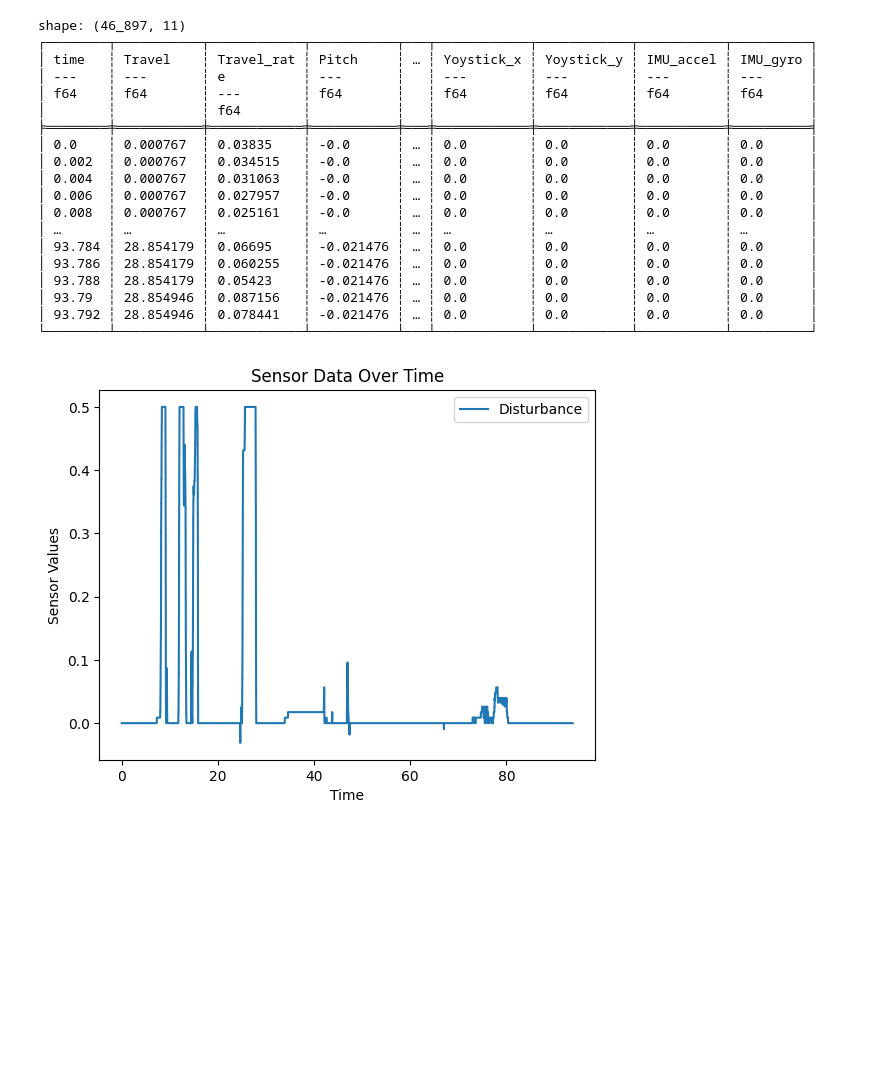
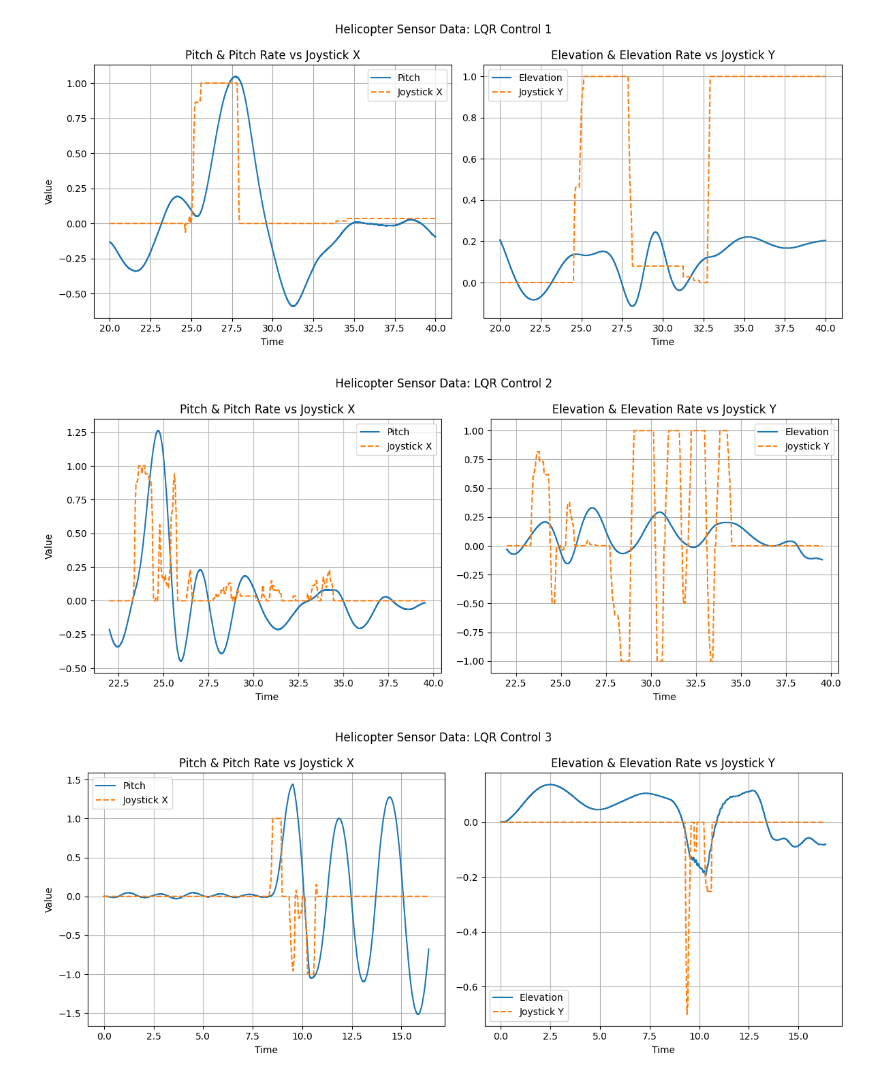
Before and after one commit to EndreAa/linsys, a Jupyter notebook: 2.ipynb, the cells around one changed output. Saved outputs shown, nothing was run; the diff lists cells and outputs as text; code cells hidden in the pictures; blank space fills up the shorter version.

Commit message:
masse plot

```diff
--- a/2.ipynb
+++ b/2.ipynb
@@ -29,45 +28,47 @@ def load_from_mat(
 
     return df.filter((pl.col("time") >= start_time) & (pl.col("time") <= end_time))
 # %%
-start_time = 18
-end_time = 45
+def plot(nr: int, start_time: float):
+    data = load_from_mat(f"data/2/data_lqr_1.{nr}.mat", start_time, start_time + 20)
 
-data = load_from_mat("data/2/data_lqr_1.1.mat")  # , start_time, end_time)
-# data_underdamped = load_from_mat("data/1/data_underdamped.mat", start_time, end_time)
-# data_critical = load_from_mat("data/1/data_critical.mat", start_time, end_time)
-# data_overdamped = load_from_mat("data/1/data_overdamped.mat", start_time, end_time)
+    fig, axes = plt.subplots(1, 2, figsize=(12, 5), sharex=True)
 
-plt.figure()
-plt.plot(data["time"], data["Yoystick_x"] / 2, label="Disturbance")
+    # Left: Pitch & Pitch_rate vs Joystick X
+    axes[0].plot(data["time"], data["pitch"], label="Pitch")
+    # axes[0].plot(data["time"], data["pitch_rate"], label="Pitch Rate")
+    axes[0].plot(data["time"], data["joystick_x"], label="Joystick X", linestyle="--")
+    axes[0].set_title("Pitch & Pitch Rate vs Joystick X")
+    axes[0].set_xlabel("Time")
+    axes[0].set_ylabel("Value")
+    axes[0].legend()
+    axes[0].grid(True)
 
-# plt.plot(data_unstable["time"], data_unstable["Pitch"], label="Unstable")
-# plt.plot(data_underdamped["time"], data_underdamped["Pitch"], label="Underdamped")
-# plt.plot(data_critical["time"], data_critical["Pitch"], label="Critical")
-# plt.plot(data_overdamped["time"], data_overdamped["Pitch"], label="Overdamped")
+    # Right: Elevation & Elevation_rate vs Joystick Y
+    axes[1].plot(data["time"], data["elevation"], label="Elevation")
+    # axes[1].plot(data["time"], data["elevation_rate"], label="Elevation Rate")
+    axes[1].plot(data["time"], data["joystick_y"], label="Joystick Y", linestyle="--")
+    axes[1].set_title("Elevation & Elevation Rate vs Joystick Y")
+    axes[1].set_xlabel("Time")
+    axes[1].legend()
+    axes[1].grid(True)
 
-plt.xlabel("Time")
-plt.ylabel("Sensor Values")
-plt.title("Sensor Data Over Time")
-plt.legend()
-plt.show()
+    plt.suptitle("Helicopter Sensor Data: LQR Control " + str(nr))
+    plt.tight_layout()
+    plt.show()
+
+
+plot(1, 20)
+plot(2, 22)
+plot(3, 0)
+plot(4, 7)
+plot(5, 35)
+plot(6, 19)
+plot(7, 0)
+plot(8, 14)
+plot(9, 0)
+plot(10, 17)
+plot(11, 22)
 # %% [output]
-shape: (46_897, 11)
-┌────────┬───────────┬────────────┬───────────┬───┬────────────┬────────────┬───────────┬──────────┐
-│ time   ┆ Travel    ┆ Travel_rat ┆ Pitch     ┆ … ┆ Yoystick_x ┆ Yoystick_y ┆ IMU_accel ┆ IMU_gyro │
-│ ---    ┆ ---       ┆ e          ┆ ---       ┆   ┆ ---        ┆ ---        ┆ ---       ┆ ---      │
-│ f64    ┆ f64       ┆ ---        ┆ f64       ┆   ┆ f64        ┆ f64        ┆ f64       ┆ f64      │
-│        ┆           ┆ f64        ┆           ┆   ┆            ┆            ┆           ┆          │
-╞════════╪═══════════╪════════════╪═══════════╪═══╪════════════╪════════════╪═══════════╪══════════╡
-│ 0.0    ┆ 0.000767  ┆ 0.03835    ┆ -0.0      ┆ … ┆ 0.0        ┆ 0.0        ┆ 0.0       ┆ 0.0      │
-│ 0.002  ┆ 0.000767  ┆ 0.034515   ┆ -0.0      ┆ … ┆ 0.0        ┆ 0.0        ┆ 0.0       ┆ 0.0      │
-│ 0.004  ┆ 0.000767  ┆ 0.031063   ┆ -0.0      ┆ … ┆ 0.0        ┆ 0.0        ┆ 0.0       ┆ 0.0      │
-│ 0.006  ┆ 0.000767  ┆ 0.027957   ┆ -0.0      ┆ … ┆ 0.0        ┆ 0.0        ┆ 0.0       ┆ 0.0      │
-│ 0.008  ┆ 0.000767  ┆ 0.025161   ┆ -0.0      ┆ … ┆ 0.0        ┆ 0.0        ┆ 0.0       ┆ 0.0      │
-│ …      ┆ …         ┆ …          ┆ …         ┆ … ┆ …          ┆ …          ┆ …         ┆ …        │
-│ 93.784 ┆ 28.854179 ┆ 0.06695    ┆ -0.021476 ┆ … ┆ 0.0        ┆ 0.0        ┆ 0.0       ┆ 0.0      │
-│ 93.786 ┆ 28.854179 ┆ 0.060255   ┆ -0.021476 ┆ … ┆ 0.0        ┆ 0.0        ┆ 0.0       ┆ 0.0      │
-│ 93.788 ┆ 28.854179 ┆ 0.05423    ┆ -0.021476 ┆ … ┆ 0.0        ┆ 0.0        ┆ 0.0       ┆ 0.0      │
-│ 93.79  ┆ 28.854946 ┆ 0.087156   ┆ -0.021476 ┆ … ┆ 0.0        ┆ 0.0        ┆ 0.0       ┆ 0.0      │
-│ 93.792 ┆ 28.854946 ┆ 0.078441   ┆ -0.021476 ┆ … ┆ 0.0        ┆ 0.0        ┆ 0.0       ┆ 0.0      │
-└────────┴───────────┴────────────┴───────────┴───┴────────────┴────────────┴───────────┴──────────┘
-[figure, old version]
+[figure, new version]
+[figure, added]
+[figure, added]
```
Also changed, not shown: parts of 3 cells of this notebook.
